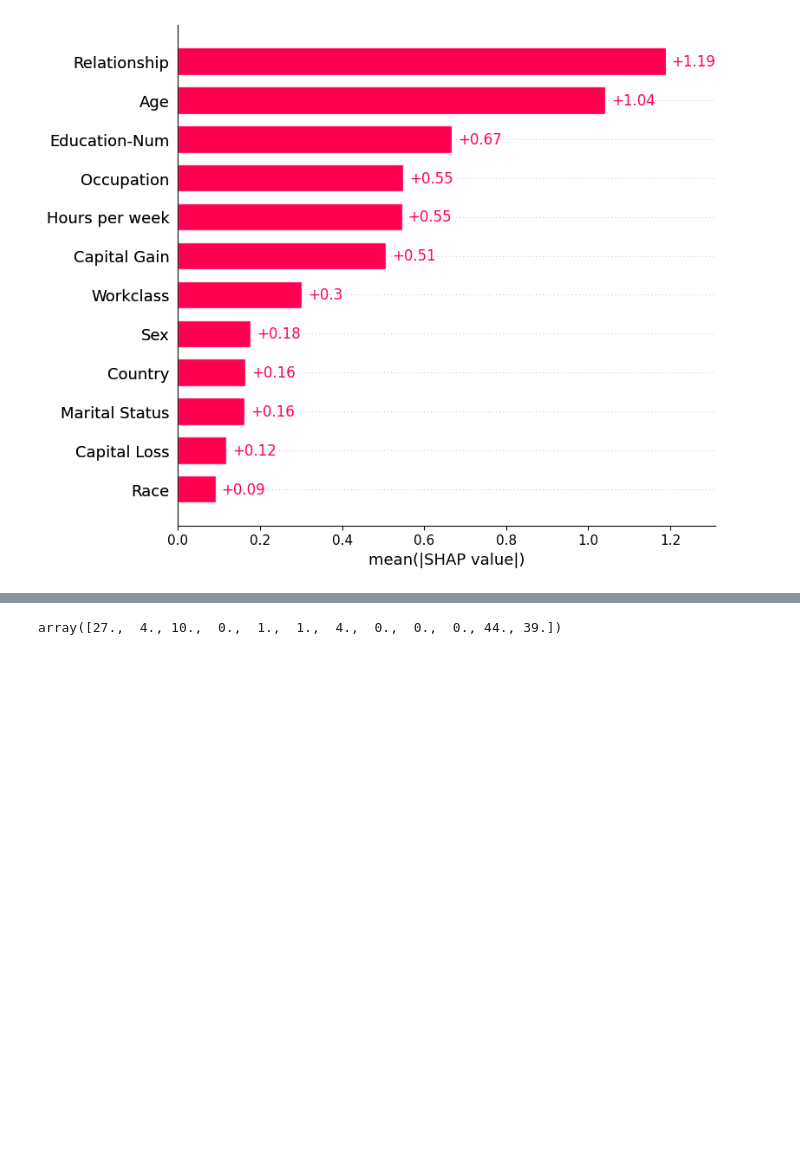
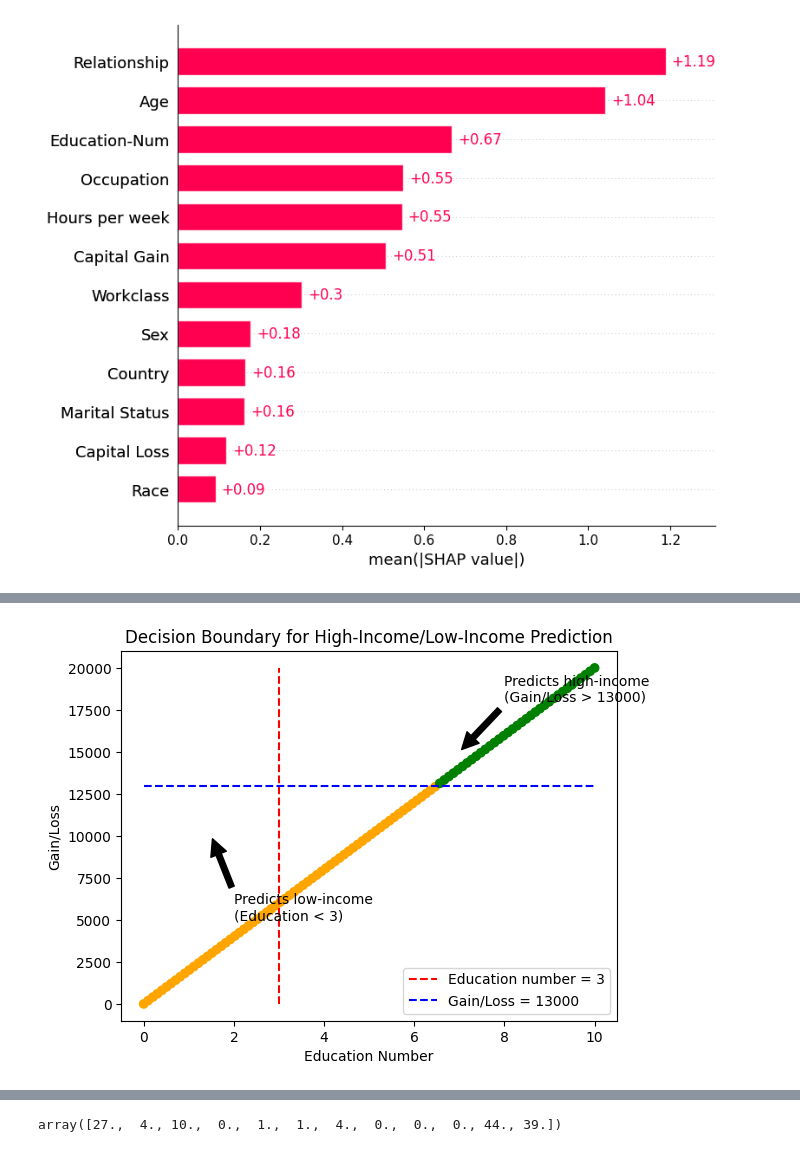
Before and after one commit to Yvonnefanf/ChartCaption, a Jupyter notebook: Data/XAI_outputs/SHAP.ipynb, the cells around one changed output, grey strips where cells are left out. Saved outputs shown, nothing was run; the diff lists cells and outputs as text; code cells hidden in the pictures; blank space fills up the shorter version.

```diff
--- a/Data/XAI_outputs/SHAP.ipynb
+++ b/Data/XAI_outputs/SHAP.ipynb
@@ -80,0 +145,35 @@ shap.plots.bar(shap_values[190])
+# %%
+import matplotlib.pyplot as plt
+import numpy as np
+
+# Sample data
+education_number = np.linspace(0, 10, 100)
+gain_loss = np.linspace(0, 20000, 100)
+income = ['low-income' if e < 3 or g < 13000 else 'high-income' for e, g in zip(education_number, gain_loss)]
+
+# Creating the plot
+fig, ax = plt.subplots()
+
+# Plotting decision boundaries
+ax.plot([3, 3], [0, 20000], 'r--', label='Education number = 3')
+ax.plot([0, 10], [13000, 13000], 'b--', label='Gain/Loss = 13000')
+
+# Scatter plot of the data points
+colors = ['green' if inc == 'high-income' else 'orange' for inc in income]
+ax.scatter(education_number, gain_loss, c=colors)
+
+# Adding annotations
+ax.annotate('Predicts low-income\n(Education < 3)', xy=(1.5, 10000), xytext=(2, 5000),
+            arrowprops=dict(facecolor='black', shrink=0.05))
+ax.annotate('Predicts high-income\n(Gain/Loss > 13000)', xy=(7, 15000), xytext=(8, 18000),
+            arrowprops=dict(facecolor='black', shrink=0.05))
+
+# Labels and legend
+ax.set_xlabel('Education Number')
+ax.set_ylabel('Gain/Loss')
+ax.legend()
+
+plt.title('Decision Boundary for High-Income/Low-Income Prediction')
+plt.show()
+# %% [output]
+[figure, added]
```
Also changed, not shown: parts of 16 cells of this notebook.
